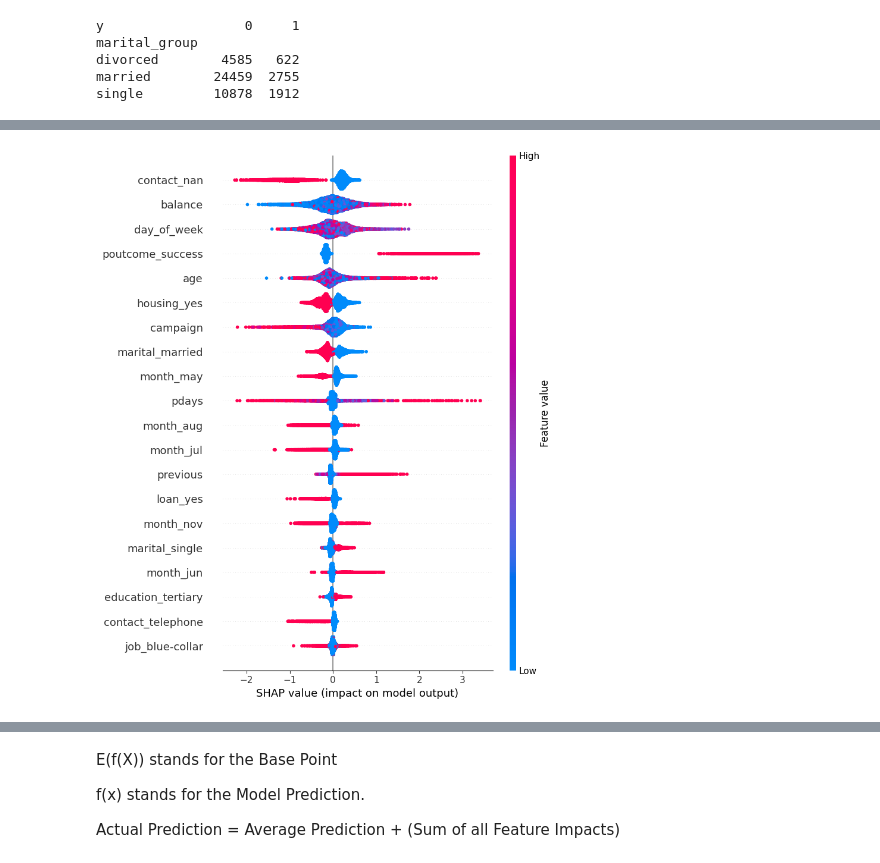
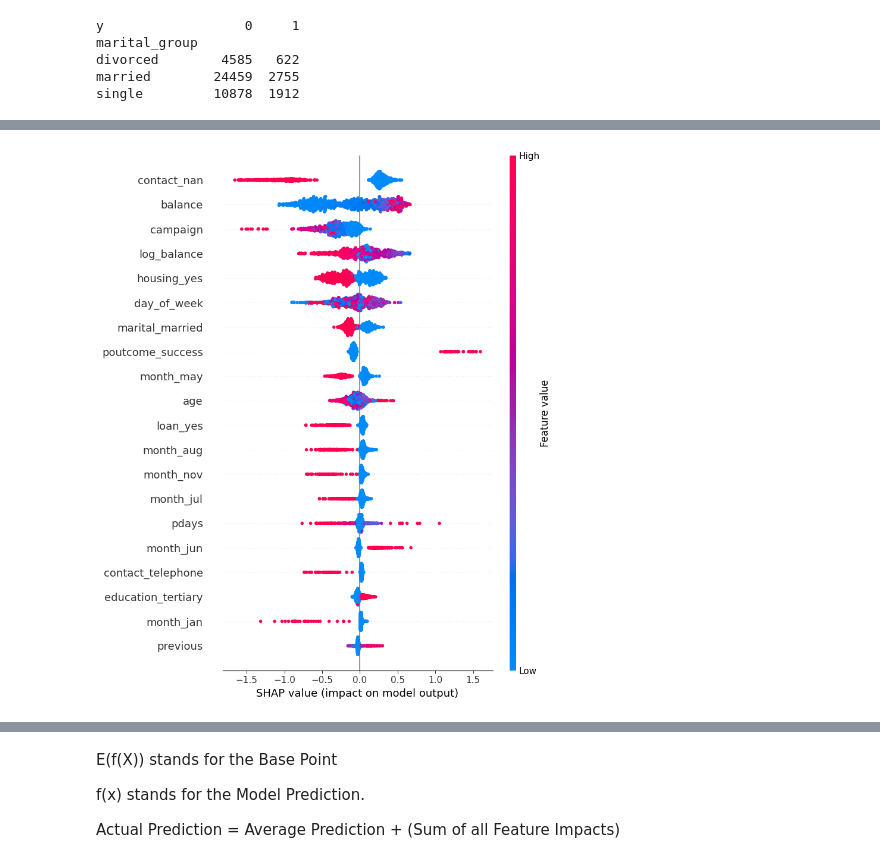
Before and after one commit to skiswoto/CSCI218_Project, a Jupyter notebook: CSCI218_Project.ipynb, the cells around one changed output, grey strips where cells are left out. Saved outputs shown, nothing was run; the diff lists cells and outputs as text; code cells hidden in the pictures.

```diff
--- a/CSCI218_Project.ipynb
+++ b/CSCI218_Project.ipynb
@@ -364,0 +322,28 @@ We train multiple algorithms ranging from simple Logistic Regression to a Deep L
+# %%
+# Was client contacted in a previous campaign?
+df["was_contacted_before"] = (df["pdays"] != -1).astype(int)
+
+# Log-transform balance (heavily skewed column)
+df["log_balance"] = np.log1p(df["balance"].clip(lower=0))
+
+# Did previous campaign succeed?
+if "poutcome" in df.columns:
+    df["prev_success"] = (df["poutcome"] == "success").astype(int)
+elif "poutcome_success" in df.columns:
+    df["prev_success"] = df["poutcome_success"]
+else:
+    print("poutcome not found — skipping prev_success")
+
+# Age bins (young and retired clients subscribe more)
+df["is_young"] = (df["age"] < 30).astype(int)
+df["is_retired_age"] = (df["age"] > 60).astype(int)
+
+# Contact intensity: high campaign count usually means rejection
+df["high_campaign"] = (df["campaign"] > 5).astype(int)
+
+# Balance × previous outcome interaction
+if "poutcome_success" in df.columns:
+    df["balance_x_prevsuccess"] = df["log_balance"] * df["poutcome_success"]
+
+# Pdays: contacted recently vs never
+df["recently_contacted"] = ((df["pdays"] > 0) & (df["pdays"] < 30)).astype(int)
@@ -818,23 +896,26 @@ plt.show()
 We use SHAP (SHapley Additive exPlanations) to see not just which features are important, but how they influence the prediction negatively or positively.
 # %%
-# Again remove if unrequired. - Rex
-xgb_pipe = pipes["XGBoost"]
-xgb_model = xgb_pipe.named_steps["model"]
+# Get the trained LightGBM model from the pipeline
+lgb_pipe = pipes["LightGBM"]
+lgb_model = lgb_pipe.named_steps["model"]
 
-# Transform the test data using the pipeline's scaler
+# Sample 1000 rows for faster SHAP computation
+X_test_sample = X_test.sample(n=1000, random_state=42)
+
+# Transform using the pipeline's scaler
 X_test_scaled_df = pd.DataFrame(
-    xgb_pipe.named_steps["scaler"].transform(X_test),
+    lgb_pipe.named_steps["scaler"].transform(X_test_sample),
     columns=X_test.columns
 )
 
 # Initialize SHAP Explainer
-explainer = shap.TreeExplainer(xgb_model)
+explainer = shap.TreeExplainer(lgb_model)
 shap_values = explainer.shap_values(X_test_scaled_df)
 
 plt.figure(figsize=(10, 6))
 shap.summary_plot(shap_values, X_test_scaled_df, plot_type="dot")
 # %% [output]
-[figure, old version]
+[figure, new version]
 # %%
 explainer_obj = explainer(X_test_scaled_df)
 
```
Also changed, not shown: parts of 24 cells of this notebook.
